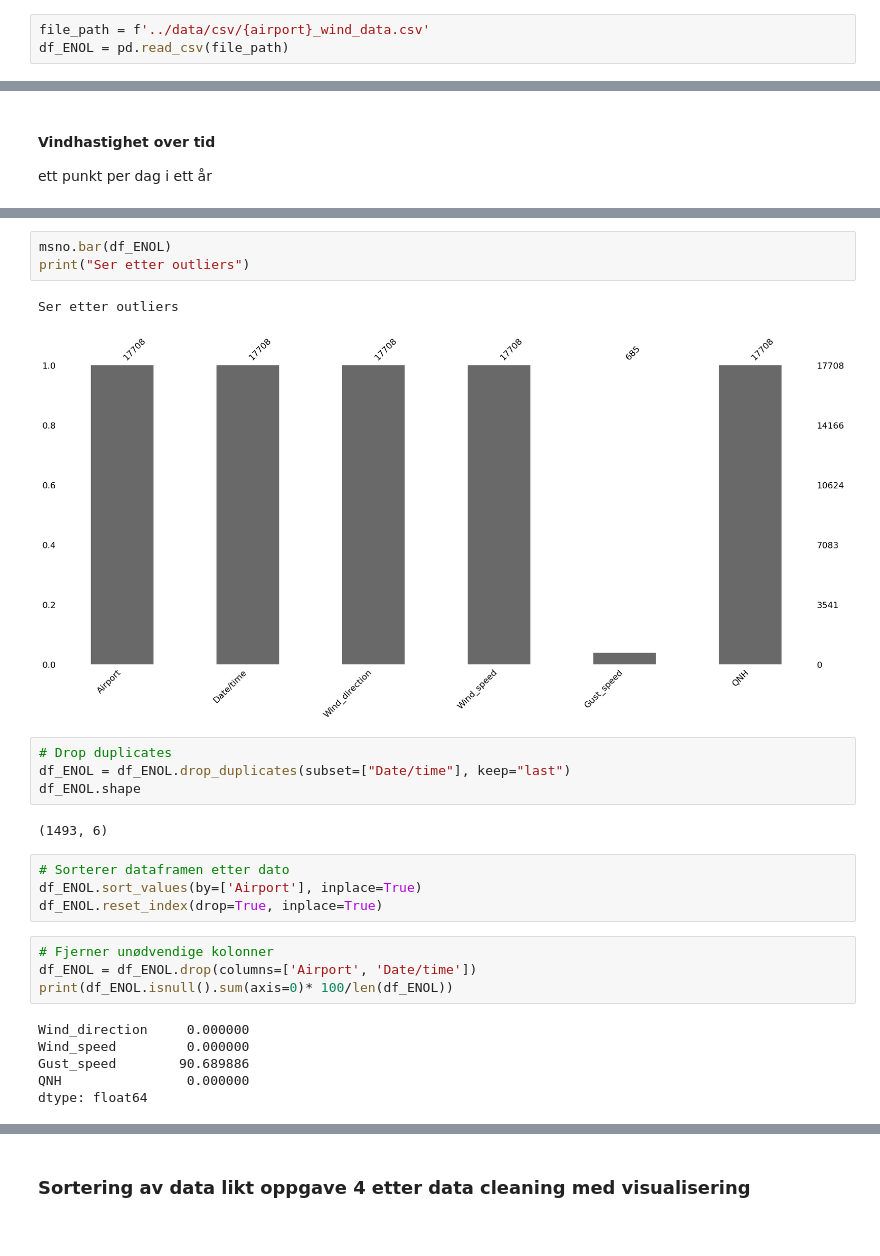
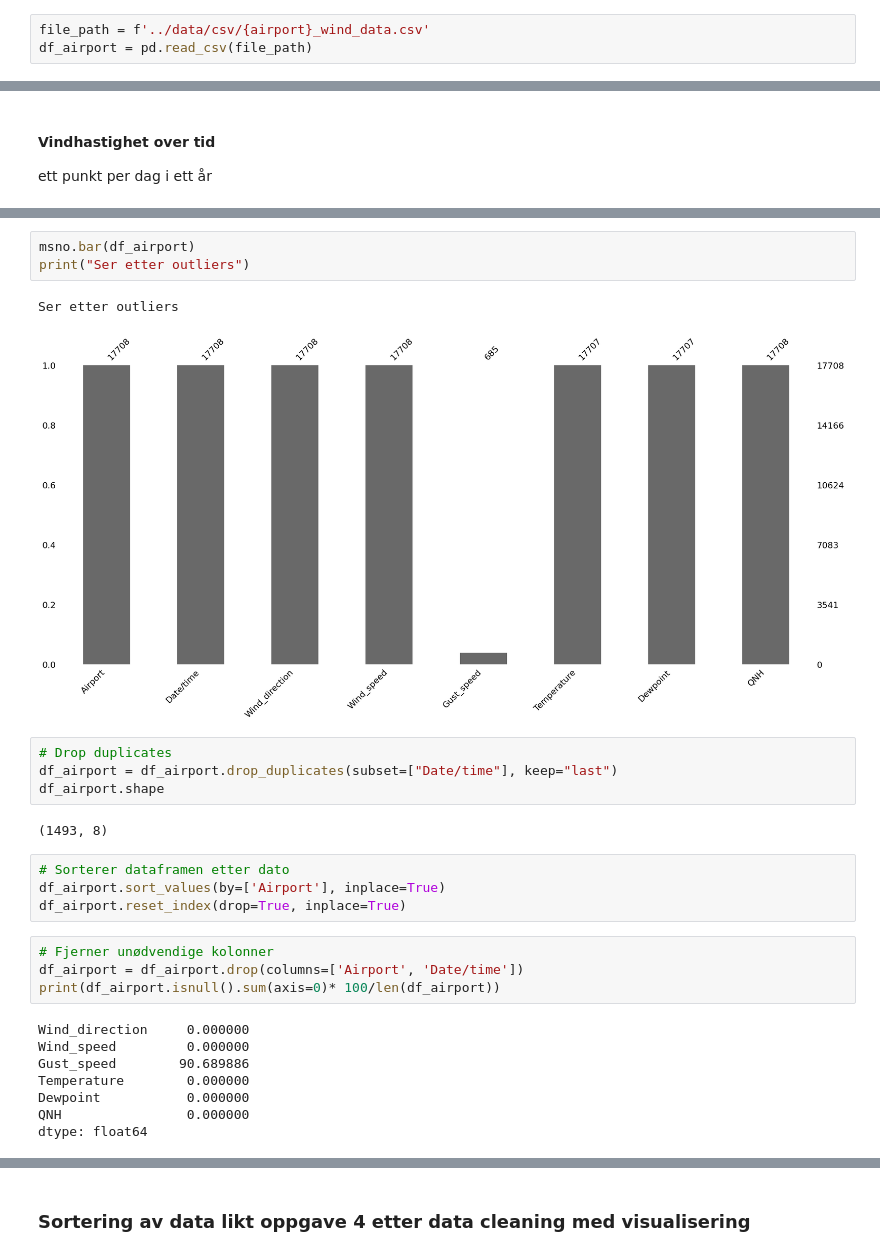
Before and after one commit to oaherrem/Prosjektgruppe55, a Jupyter notebook: notebooks/06_prediktiv_analyse.ipynb, the cells around one changed output, grey strips where cells are left out. Drawn from its saved outputs; the diff is of its cells as text.

Commit message:
fix Flyttet data cleaning fra oppgave 6 til 3 med unntak av visualisering med msno

```diff
--- a/notebooks/06_prediktiv_analyse.ipynb
+++ b/notebooks/06_prediktiv_analyse.ipynb
@@ -19,7 +18,7 @@ from sklearn.metrics import mean_squared_error, r2_score
 airport = "ENOL"
 # %%
 file_path = f'../data/csv/{airport}_wind_data.csv'
-df_ENOL = pd.read_csv(file_path)
+df_airport = pd.read_csv(file_path)
 # %% [markdown]
 #### Sjekker informasjon om data frame
 # %%
@@ -98,27 +78,29 @@ Matrise for visualisering av missing data
 # %%
-msno.bar(df_ENOL)
+msno.bar(df_airport)
 print("Ser etter outliers")
 # %% [output]
 Ser etter outliers
-[figure, old version]
+[figure, new version]
 # %%
 # Drop duplicates
-df_ENOL = df_ENOL.drop_duplicates(subset=["Date/time"], keep="last")
-df_ENOL.shape
+df_airport = df_airport.drop_duplicates(subset=["Date/time"], keep="last")
+df_airport.shape
 # %% [output]
-(1493, 6)
+(1493, 8)
 # %%
 # Sorterer dataframen etter dato
-df_ENOL.sort_values(by=['Airport'], inplace=True)
-df_ENOL.reset_index(drop=True, inplace=True)
+df_airport.sort_values(by=['Airport'], inplace=True)
+df_airport.reset_index(drop=True, inplace=True)
 # %%
 # Fjerner unødvendige kolonner
-df_ENOL = df_ENOL.drop(columns=['Airport', 'Date/time'])
-print(df_ENOL.isnull().sum(axis=0)* 100/len(df_ENOL))
+df_airport = df_airport.drop(columns=['Airport', 'Date/time'])
+print(df_airport.isnull().sum(axis=0)* 100/len(df_airport))
 # %% [output]
 Wind_direction     0.000000
 Wind_speed         0.000000
 Gust_speed        90.689886
+Temperature        0.000000
+Dewpoint           0.000000
 QNH                0.000000
 dtype: float64
 # %%
```
Also changed, not shown: parts of 34 cells of this notebook, 1 other file.
